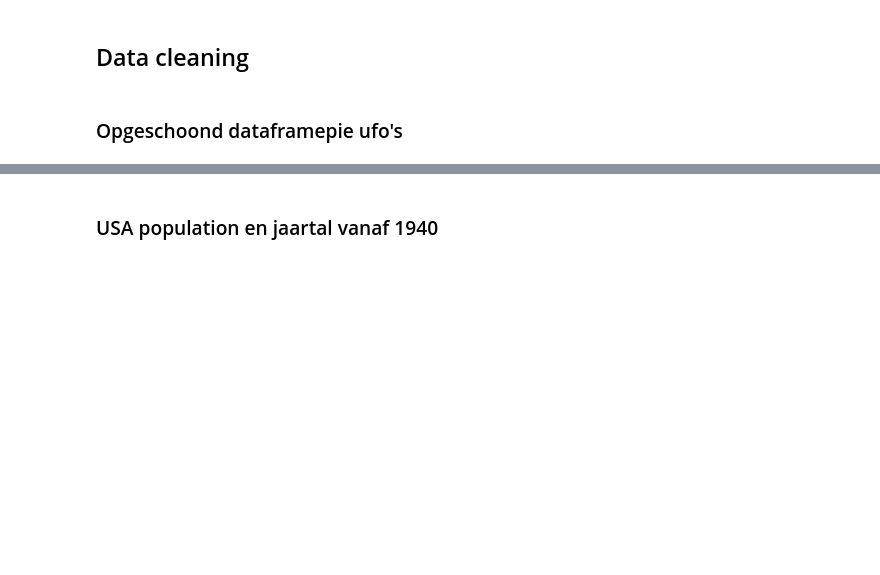
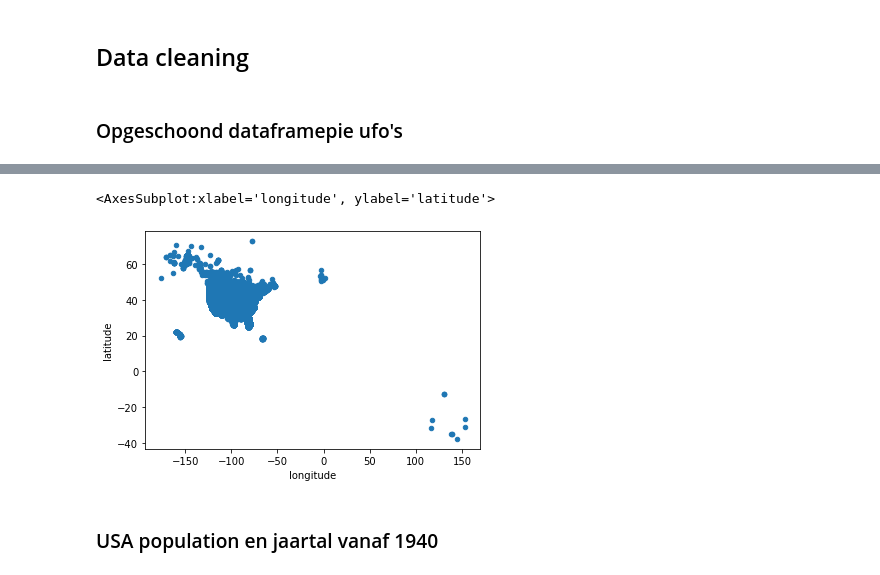
Before and after one commit to groax/DS-Bezemvak, a Jupyter notebook: UFO.ipynb, the cells around one changed output, grey strips where cells are left out. Drawn from its saved outputs; the diff is of its cells as text; code cells hidden in the pictures; blank space fills up the shorter version.

Commit message:
fixed latitude and nice scatterplotje

```diff
--- a/UFO.ipynb
+++ b/UFO.ipynb
@@ -7,6 +9,7 @@ import matplotlib.pyplot as plt
 # %%
 date_parser = pd.to_datetime
-dataUfo = pd.read_csv("datasets/ufo.csv") # Fixen!!
+dataUfo = pd.read_csv("datasets/ufo.csv"
+                     ) # Fixen!!
 # %% [markdown]
 ## Data cleaning
 # %%
@@ -16,6 +19,10 @@ del dataUfo['comments']
 del dataUfo['duration (hours/min)']
 del dataUfo['date posted']
 
+num_cols = dataUfo.columns[dataUfo.apply(pd.to_numeric, errors='coerce').any()]
+dataUfo[num_cols] = dataUfo[num_cols].apply(pd.to_numeric, errors='coerce')
+dataUfo = dataUfo[dataUfo.select_dtypes(['number']).notnull().all(1)]
+
 dataUfo = dataUfo.dropna()
 # %% [markdown]
 ### Opgeschoond dataframepie ufo's
@@ -26,3 +56,8 @@ dataUfo.dtypes
+# %%
+dataUfo.plot.scatter(x='longitude', y='latitude')
+# %% [output]
+<AxesSubplot:xlabel='longitude', ylabel='latitude'>
+[figure, added]
 # %% [markdown]
 ### USA population en jaartal vanaf 1940
 # %%
```
Also changed, not shown: parts of 4 cells of this notebook.
